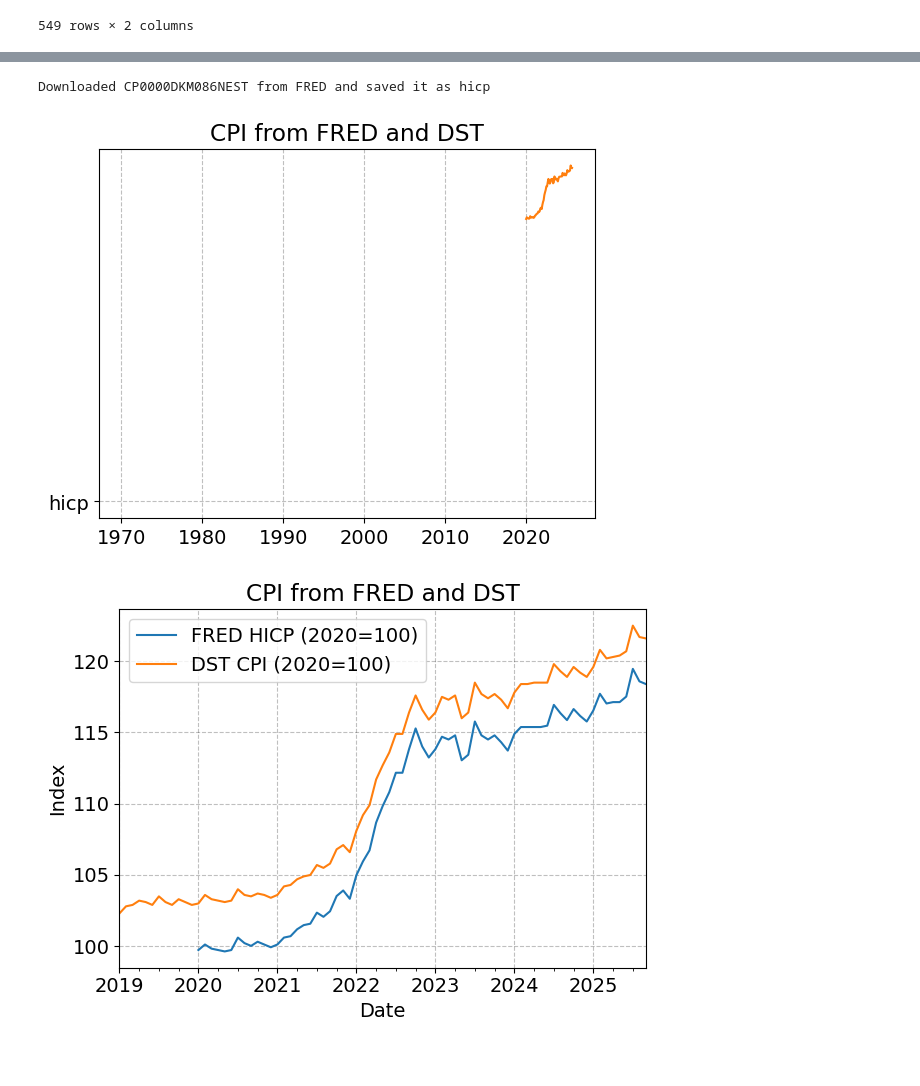
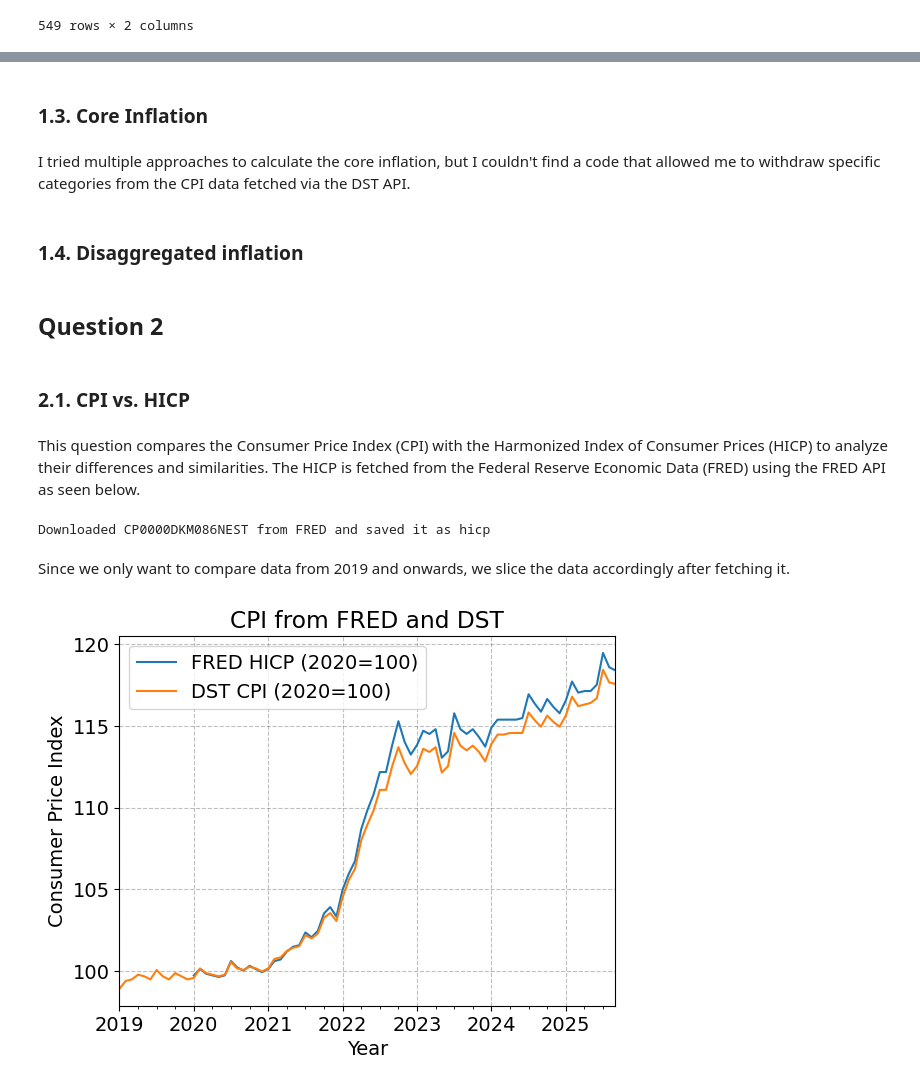
Before and after one commit to htx354/progecon, a Jupyter notebook: dataproject.ipynb, the cells around one changed output, grey strips where cells are left out. Saved outputs shown, nothing was run; the diff lists cells and outputs as text; code cells hidden in the pictures; blank space fills up the shorter version.

```diff
--- a/dataproject.ipynb
+++ b/dataproject.ipynb
@@ -71,10 +69,10 @@ Name: INDHOLD, Length: 549, dtype: float64
 # %%
-# Laver plot til 1.1
-P11 = P * (100 / P[P.index.year==2020].mean())                                                #Indexing P to 100 in 2020
+# Creating dataframe for plotting, indexing CPI to 100 in 2020
+P_CPI = P * (100 / P[P.index.year==2020].mean())
 
-#Creating plot 'CPI (2020=100)'
-P11.plot(title="CPI (2020 = 100)");                                                           #Making plot
-plt.xlabel("Date"); plt.ylabel("Index");
+# Creating plot 'CPI Denmark (2020=100)'
+P_CPI.plot(title="CPI Denmark (2020 = 100)");
+plt.xlabel("Month"); plt.ylabel("Consumer Price Index");
 plt.xticks(rotation=45);
 plt.show()
 # %% [output]
@@ -135,0 +207,2 @@ plt.show()
+# %% [markdown]
+### 1.3. Core Inflation
@@ -136 +213,11 @@ plt.show()
+# %% [markdown]
+I tried multiple approaches to calculate the core inflation, but I couldn't find a code that allowed me to withdraw specific categories from the CPI data fetched via the DST API.
+# %% [markdown]
+### 1.4. Disaggregated inflation
+# %% [markdown]
+## Question 2
+# %% [markdown]
+### 2.1. CPI vs. HICP
+# %% [markdown]
+This question compares the Consumer Price Index (CPI) with the Harmonized Index of Consumer Prices (HICP) to analyze their differences and similarities. The HICP is fetched from the Federal Reserve Economic Data (FRED) using the FRED API as seen below.
 # %%
@@ -151,30 +238,27 @@ for code,name in series.items():
     print(f'Downloaded {code:15s} from FRED and saved it as {name:15s}')
 # %% [output]
 Downloaded CP0000DKM086NEST from FRED and saved it as hicp
+# %% [markdown]
+Since we only want to compare data from 2019 and onwards, we slice the data accordingly after fetching it.
 # %%
-# only dataafter 2019
+# Data after 2019
 data['hicp'] = data['hicp'][data['hicp'].index.year > 2019]
-data['pris113_cpi'] = P[P.index.year > 2019]
+data['pris113_cpi'] = P_CPI[P_CPI.index.year > 2019]
 
-plt.plot('hicp')
-plt.plot(data['pris113_cpi'])
-plt.title("CPI from FRED and DST")
-plt.show()
+# Choosing data from 2019
+hicp = data['hicp'].loc['2019':].copy()
+pris = P_CPI.loc['2019':].copy()
 
-# 1) vælg data fra 2019 og frem
-hicp = data['hicp'].loc['2019':].copy()
-pris = P.loc['2019':].copy()   # DST CPI
-
-# 2) rebase FRED HICP til 2020=100 (DST er allerede 2020=100)
+# Index FRED to mean 2020=100 to match DST CPI
 hicp = hicp * (100 / hicp.loc['2020'].mean())
 
-# 3) plot begge serier
+# Plotting series
 pd.concat([
     hicp.rename('FRED HICP (2020=100)'),
     pris.rename('DST CPI (2020=100)')
 ], axis=1).plot(title="CPI from FRED and DST")
-plt.xlabel("Date"); plt.ylabel("Index"); plt.tight_layout();
+plt.xlabel('Year')
+plt.ylabel('Consumer Price Index')
 plt.show()
 # %% [output]
-[figure, old version]
+[figure, new version]
-[figure, removed]
```
Also changed, not shown: parts of 27 cells of this notebook.
